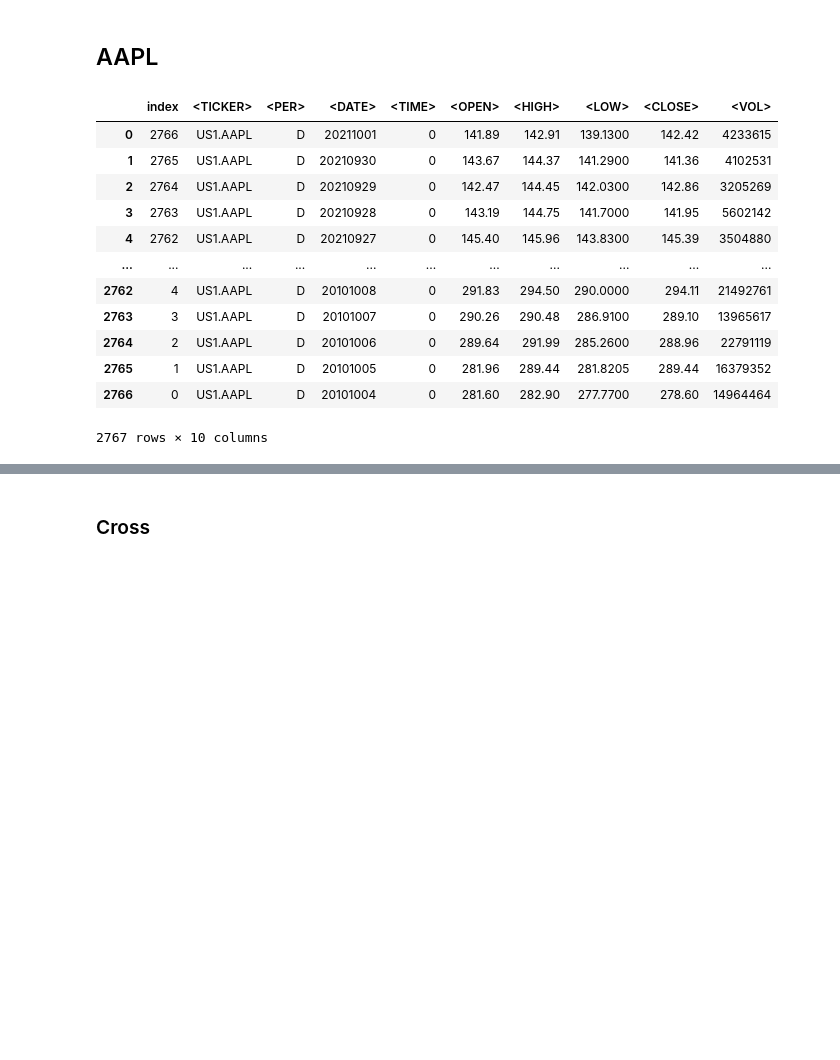
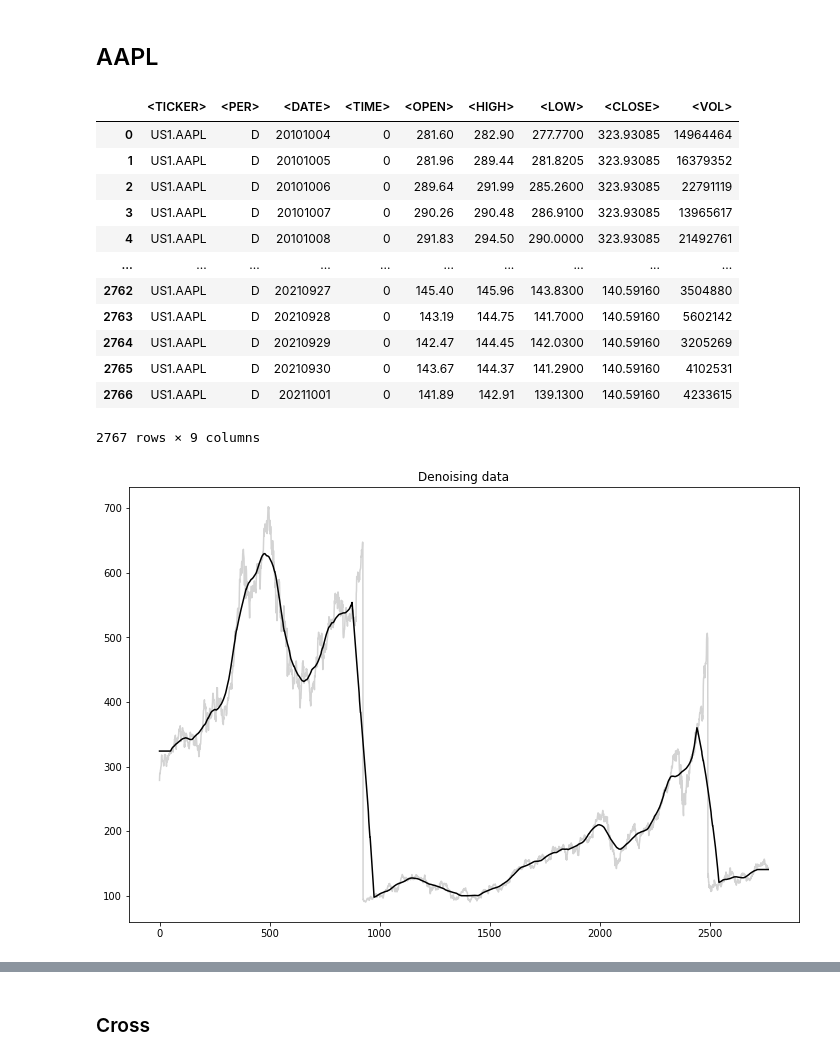
Before and after one commit to fshnkarimi/Labeling, a Jupyter notebook: Time_Series_Labelling_Predictions.ipynb, the cells around one changed output, grey strips where cells are left out. Saved outputs shown, nothing was run; the diff lists cells and outputs as text; code cells hidden in the pictures; blank space fills up the shorter version.

```diff
--- a/Time_Series_Labelling_Predictions.ipynb
+++ b/Time_Series_Labelling_Predictions.ipynb
@@ -351,6 +352,17 @@ def data_pre1d(df, index, label, step_size):
   x = x.reshape(x.shape[0], x.shape[1], 1)
   y = (y + 1) // 2
   return x, y
+# %%
+def denoise_data(df, col_name, k=100):
+  clf = KNeighborsRegressor(n_neighbors=k, weights='uniform')
+  clf.fit(df.index.values[:, np.newaxis], df["<CLOSE>"])
+  y_pred = clf.predict(df.index.values[:, np.newaxis])
+  reverse_pred = y_pred[::-1]
+  ax = pd.Series(df["<CLOSE>"]).plot(color='lightgray')
+  pd.Series(y_pred).plot(color='black', ax=ax, figsize=(12, 8))
+  plt.title("Denoising data")
+  df['<CLOSE>'] = y_pred
+  return df
 # %%
 def visualize(dfs, col_name, date, th, start, end):
   label = labeling(dfs[col_name], th)
@@ -859,20 +872,23 @@ new_dfs.to_csv('AMD_logreg_beta_p.csv')
 ## AAPL
 # %%
 dfs = pd.read_csv("AAPL.csv")
-dfs = dfs[::-1].reset_index()
+# dfs = dfs[::-1].reset_index()
+# Denoise prices
+dfs = denoise_data(dfs, '<CLOSE>')
 dfs
 # %% [output]
-|  | index | <TICKER> | <PER> | <DATE> | <TIME> | <OPEN> | <HIGH> | <LOW> | <CLOSE> | <VOL> |
-| 0 | 2766 | US1.AAPL | D | 20211001 | 0 | 141.89 | 142.91 | 139.1300 | 142.42 | 4233615 |
-| 1 | 2765 | US1.AAPL | D | 20210930 | 0 | 143.67 | 144.37 | 141.2900 | 141.36 | 4102531 |
-| 2 | 2764 | US1.AAPL | D | 20210929 | 0 | 142.47 | 144.45 | 142.0300 | 142.86 | 3205269 |
-| 3 | 2763 | US1.AAPL | D | 20210928 | 0 | 143.19 | 144.75 | 141.7000 | 141.95 | 5602142 |
-| 4 | 2762 | US1.AAPL | D | 20210927 | 0 | 145.40 | 145.96 | 143.8300 | 145.39 | 3504880 |
-| ... | ... | ... | ... | ... | ... | ... | ... | ... | ... | ... |
-| 2762 | 4 | US1.AAPL | D | 20101008 | 0 | 291.83 | 294.50 | 290.0000 | 294.11 | 21492761 |
-| 2763 | 3 | US1.AAPL | D | 20101007 | 0 | 290.26 | 290.48 | 286.9100 | 289.10 | 13965617 |
-| 2764 | 2 | US1.AAPL | D | 20101006 | 0 | 289.64 | 291.99 | 285.2600 | 288.96 | 22791119 |
-| 2765 | 1 | US1.AAPL | D | 20101005 | 0 | 281.96 | 289.44 | 281.8205 | 289.44 | 16379352 |
-| 2766 | 0 | US1.AAPL | D | 20101004 | 0 | 281.60 | 282.90 | 277.7700 | 278.60 | 14964464 |
+|  | <TICKER> | <PER> | <DATE> | <TIME> | <OPEN> | <HIGH> | <LOW> | <CLOSE> | <VOL> |
+| 0 | US1.AAPL | D | 20101004 | 0 | 281.60 | 282.90 | 277.7700 | 323.93085 | 14964464 |
+| 1 | US1.AAPL | D | 20101005 | 0 | 281.96 | 289.44 | 281.8205 | 323.93085 | 16379352 |
+| 2 | US1.AAPL | D | 20101006 | 0 | 289.64 | 291.99 | 285.2600 | 323.93085 | 22791119 |
+| 3 | US1.AAPL | D | 20101007 | 0 | 290.26 | 290.48 | 286.9100 | 323.93085 | 13965617 |
+| 4 | US1.AAPL | D | 20101008 | 0 | 291.83 | 294.50 | 290.0000 | 323.93085 | 21492761 |
+| ... | ... | ... | ... | ... | ... | ... | ... | ... | ... |
+| 2762 | US1.AAPL | D | 20210927 | 0 | 145.40 | 145.96 | 143.8300 | 140.59160 | 3504880 |
+| 2763 | US1.AAPL | D | 20210928 | 0 | 143.19 | 144.75 | 141.7000 | 140.59160 | 5602142 |
+| 2764 | US1.AAPL | D | 20210929 | 0 | 142.47 | 144.45 | 142.0300 | 140.59160 | 3205269 |
+| 2765 | US1.AAPL | D | 20210930 | 0 | 143.67 | 144.37 | 141.2900 | 140.59160 | 4102531 |
+| 2766 | US1.AAPL | D | 20211001 | 0 | 141.89 | 142.91 | 139.1300 | 140.59160 | 4233615 |
-2767 rows × 10 columns
+2767 rows × 9 columns
+[figure, added]
 # %%
```
Also changed, not shown: parts of 112 cells of this notebook.
